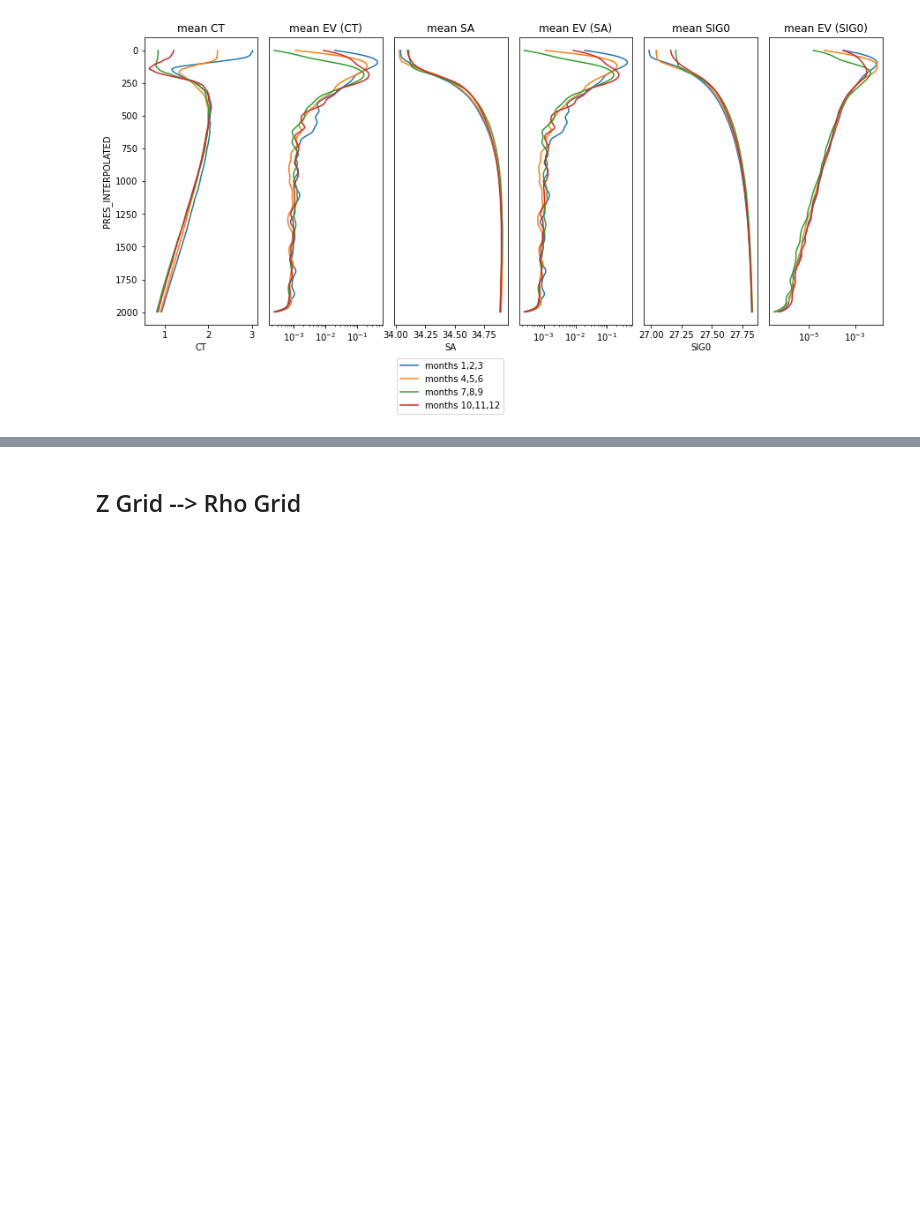
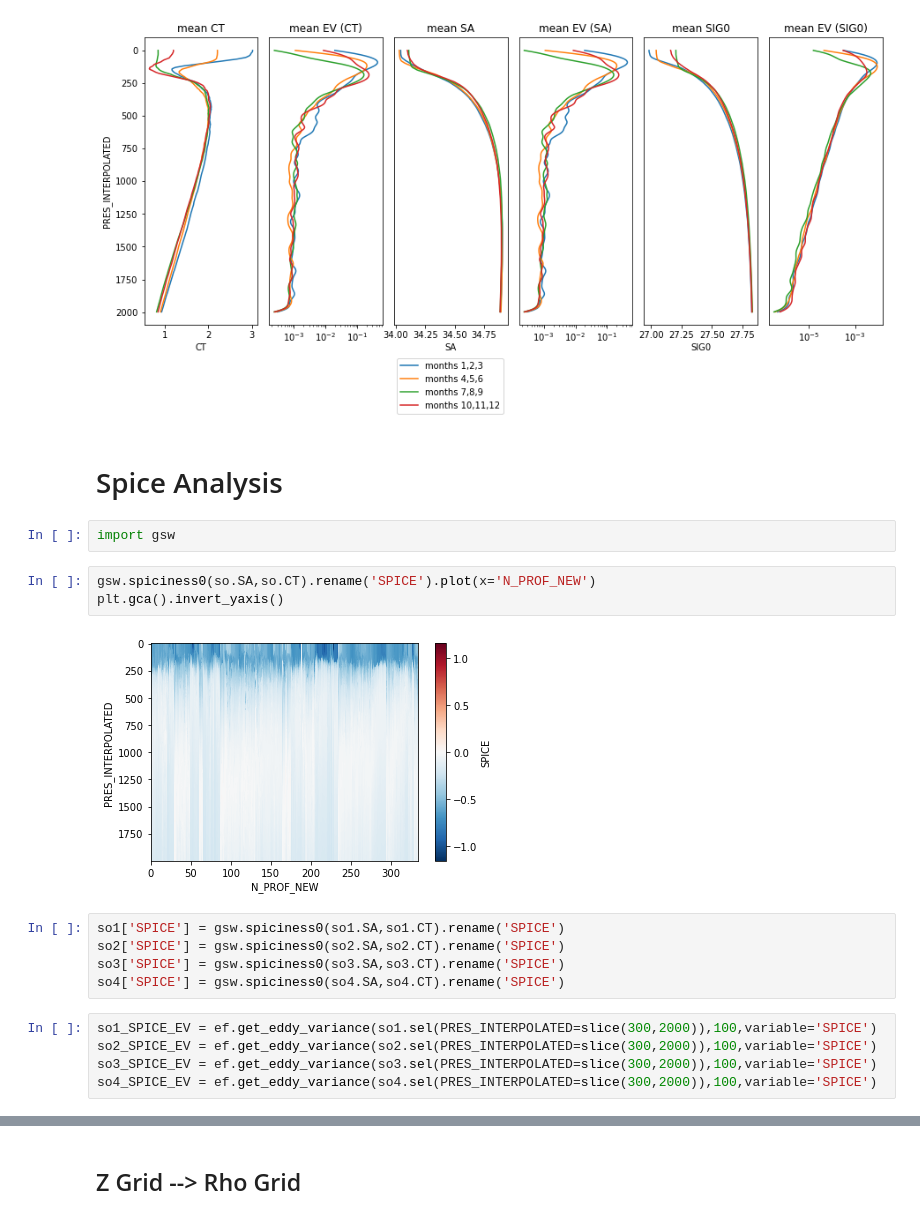
Before and after one commit to ocean-transport/argo-intern, a Jupyter notebook: argo_seasonality.ipynb, the cells around one changed output, grey strips where cells are left out. Cells and saved outputs as stored; diff of their text form; blank space fills up the shorter version.

Commit message:
first look at spice

```diff
--- a/argo_seasonality.ipynb
+++ b/argo_seasonality.ipynb
@@ -208,3 +208,22 @@ plt.title('mean EV (SIG0)')
 plt.subplots_adjust(wspace=0.1)
 # %% [output]
 [figure]
+# %% [markdown]
+# Spice Analysis
+# %%
+import gsw
+# %%
+gsw.spiciness0(so.SA,so.CT).rename('SPICE').plot(x='N_PROF_NEW')
+plt.gca().invert_yaxis()
+# %% [output]
+[figure, added]
+# %%
+so1['SPICE'] = gsw.spiciness0(so1.SA,so1.CT).rename('SPICE')
+so2['SPICE'] = gsw.spiciness0(so2.SA,so2.CT).rename('SPICE')
+so3['SPICE'] = gsw.spiciness0(so3.SA,so3.CT).rename('SPICE')
+so4['SPICE'] = gsw.spiciness0(so4.SA,so4.CT).rename('SPICE')
+# %%
+so1_SPICE_EV = ef.get_eddy_variance(so1.sel(PRES_INTERPOLATED=slice(300,2000)),100,variable='SPICE')
+so2_SPICE_EV = ef.get_eddy_variance(so2.sel(PRES_INTERPOLATED=slice(300,2000)),100,variable='SPICE')
+so3_SPICE_EV = ef.get_eddy_variance(so3.sel(PRES_INTERPOLATED=slice(300,2000)),100,variable='SPICE')
+so4_SPICE_EV = ef.get_eddy_variance(so4.sel(PRES_INTERPOLATED=slice(300,2000)),100,variable='SPICE')
```
Also changed, not shown: parts of 2 cells of this notebook.
